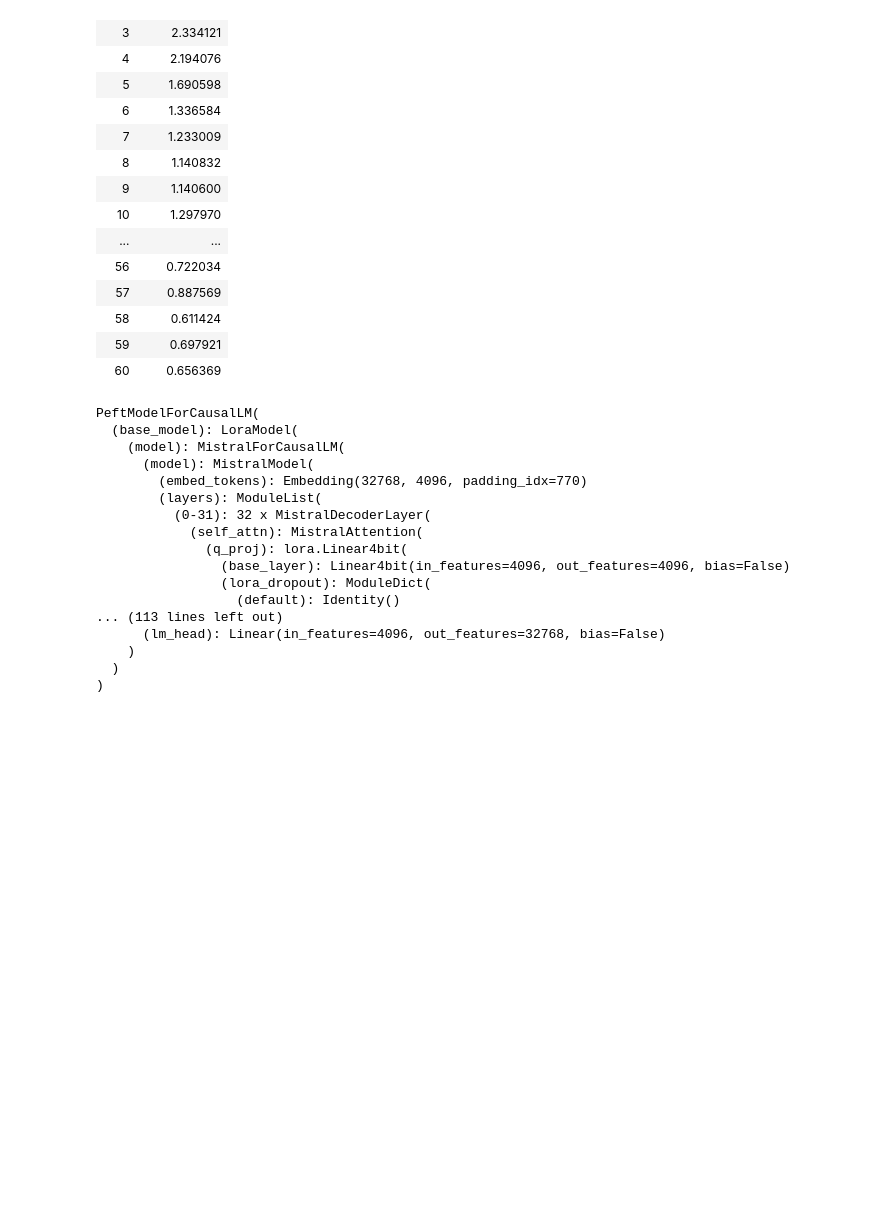
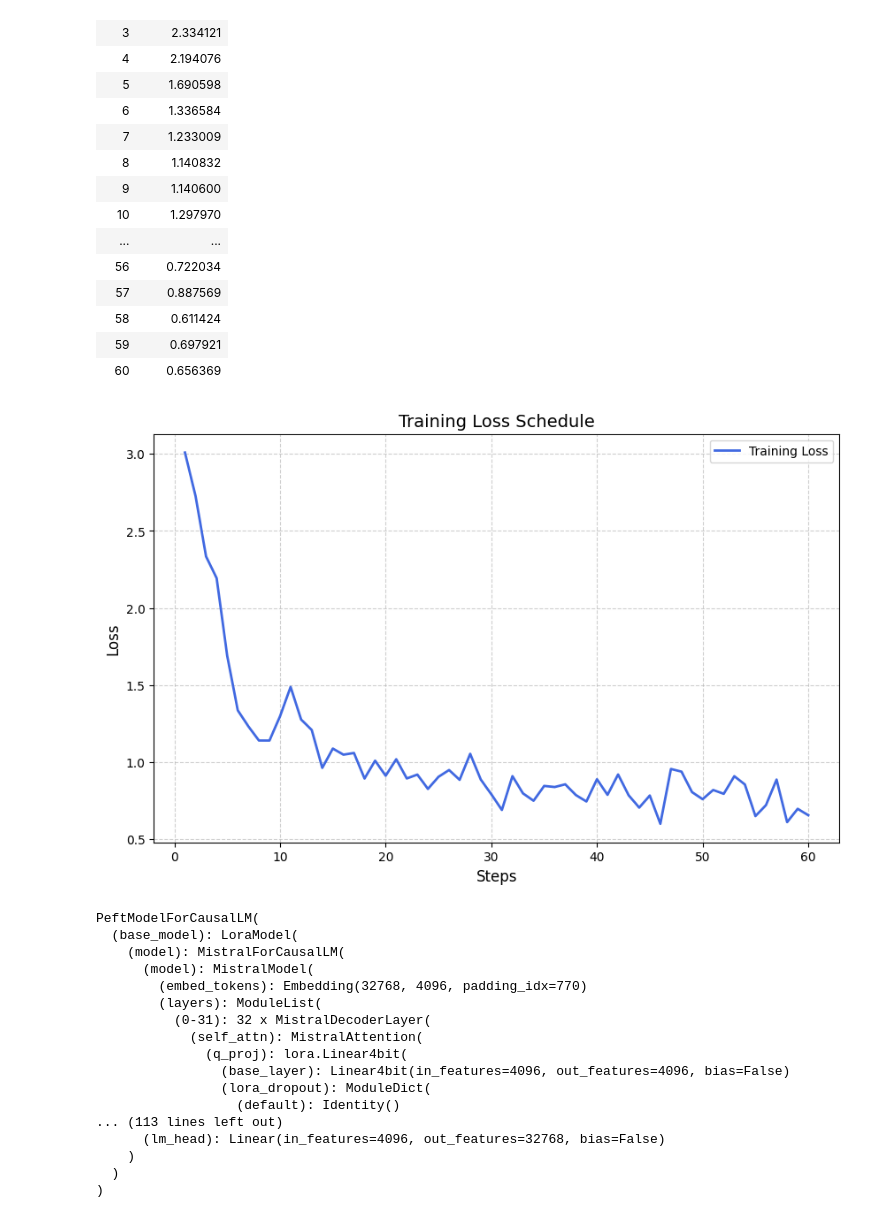
Before and after one commit to gbonavina/mistral-7b-medical-fine-tuning, a Jupyter notebook: fine_tuning.ipynb, the cells around one changed output. Drawn from its saved outputs; the diff is of its cells as text; code cells hidden in the pictures; blank space fills up the shorter version.

```diff
--- a/fine_tuning.ipynb
+++ b/fine_tuning.ipynb
@@ -282,6 +277,26 @@ O^O/ \_/ \    Batch size per device = 1 | Gradient accumulation steps = 8
 | 58 | 0.611424 |
 | 59 | 0.697921 |
 | 60 | 0.656369 |
+# %%
+import matplotlib.pyplot as plt
+
+history = trainer_stats.metrics
+steps = [x['step'] for x in trainer.state.log_history if 'loss' in x]
+loss = [x['loss'] for x in trainer.state.log_history if 'loss' in x]
+
+plt.figure(figsize=(10, 6))
+plt.plot(steps, loss, label='Training Loss', color='royalblue', linewidth=2)
+
+plt.title('Training Loss Schedule', fontsize=14)
+plt.xlabel('Steps', fontsize=12)
+plt.ylabel('Loss', fontsize=12)
+plt.grid(True, linestyle='--', alpha=0.6)
+plt.legend()
+
+plt.savefig("loss_chart.png", dpi=300)
+plt.show()
+# %% [output]
+[figure, added]
 # %%
 from unsloth import FastLanguageModel
 FastLanguageModel.for_inference(model)
```
Also changed, not shown: parts of 6 cells of this notebook.
